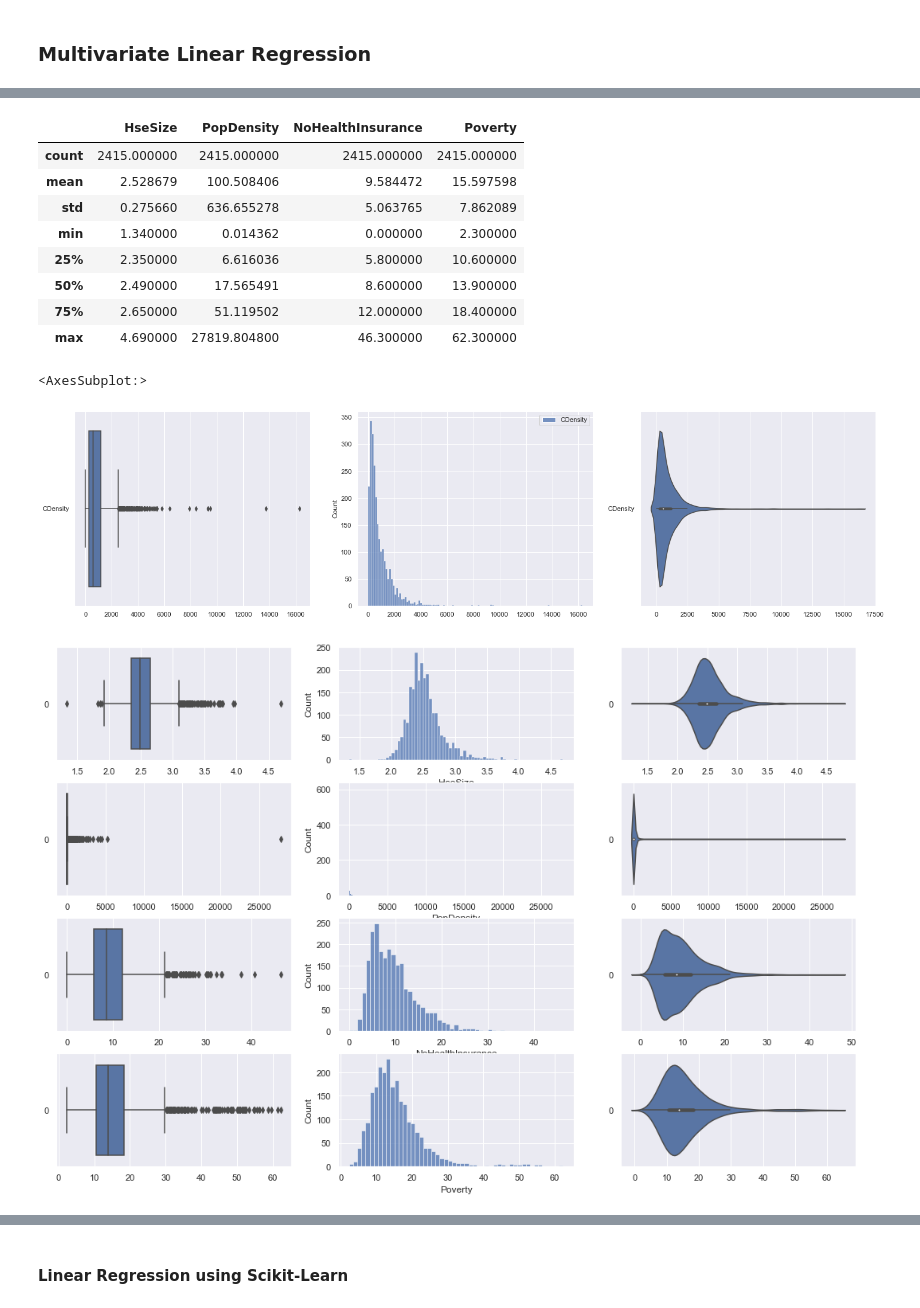
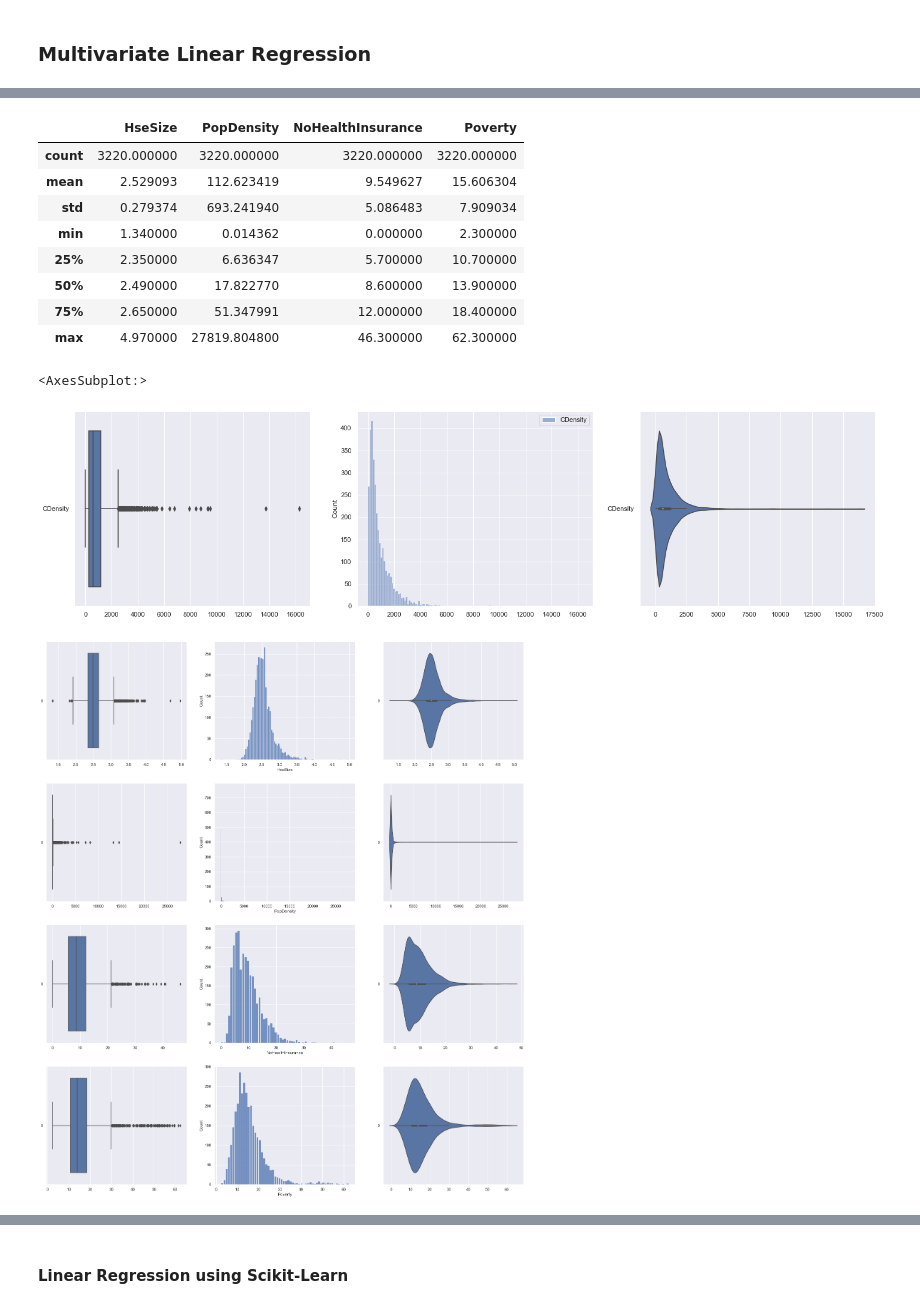
Before and after one commit to FreedomXV/SC1015-Mini-Project, a Jupyter notebook: Multivariate Analysis of Case Incidence/Multivariate Analysis.ipynb, the cells around one changed output, grey strips where cells are left out. Saved outputs shown, nothing was run; the diff lists cells and outputs as text; code cells hidden in the pictures.

```diff
--- a/Multivariate Analysis of Case Incidence/Multivariate Analysis.ipynb
+++ b/Multivariate Analysis of Case Incidence/Multivariate Analysis.ipynb
@@ -54,13 +54,3 @@ covid.drop(['0','1'], axis=1)
 # Extract Response and Predictors
 y = pd.DataFrame(covid["CDensity"])
 X = pd.DataFrame(covid[['HseSize','PopDensity','NoHealthInsurance','Poverty']])
-# %%
-# Import train_test_split from sklearn
-from sklearn.model_selection import train_test_split
-
-# Split the Dataset into Train and Test
-X_train, X_test, y_train, y_test = train_test_split(X, y, test_size = 0.25)
-
-# Check the sample sizes
-print("Train Set :", y_train.shape, X_train.shape)
-print("Test Set  :", y_test.shape, X_test.shape)
@@ -82,37 +69,37 @@ y_train.describe()
 | max | 16306.278070 |
 # %%
 # Summary Statistics for Predictors
-X_train.describe()
+X.describe()
 # %% [output]
 |  | HseSize | PopDensity | NoHealthInsurance | Poverty |
-| count | 2415.000000 | 2415.000000 | 2415.000000 | 2415.000000 |
-| mean | 2.528679 | 100.508406 | 9.584472 | 15.597598 |
-| std | 0.275660 | 636.655278 | 5.063765 | 7.862089 |
+| count | 3220.000000 | 3220.000000 | 3220.000000 | 3220.000000 |
+| mean | 2.529093 | 112.623419 | 9.549627 | 15.606304 |
+| std | 0.279374 | 693.241940 | 5.086483 | 7.909034 |
 | min | 1.340000 | 0.014362 | 0.000000 | 2.300000 |
-| 25% | 2.350000 | 6.616036 | 5.800000 | 10.600000 |
-| 50% | 2.490000 | 17.565491 | 8.600000 | 13.900000 |
-| 75% | 2.650000 | 51.119502 | 12.000000 | 18.400000 |
-| max | 4.690000 | 27819.804800 | 46.300000 | 62.300000 |
+| 25% | 2.350000 | 6.636347 | 5.700000 | 10.700000 |
+| 50% | 2.490000 | 17.822770 | 8.600000 | 13.900000 |
+| 75% | 2.650000 | 51.347991 | 12.000000 | 18.400000 |
+| max | 4.970000 | 27819.804800 | 46.300000 | 62.300000 |
 # %%
 # Draw the distribution of Response
 f, axes = plt.subplots(1, 3, figsize=(24, 6))
-sb.boxplot(data = y_train, orient = "h", ax = axes[0])
-sb.histplot(data = y_train, ax = axes[1])
-sb.violinplot(data = y_train, orient = "h", ax = axes[2])
+sb.boxplot(data = y, orient = "h", ax = axes[0])
+sb.histplot(data = y, ax = axes[1])
+sb.violinplot(data = y, orient = "h", ax = axes[2])
 # %% [output]
 <AxesSubplot:>
-[figure, old version]
+[figure, new version]
 # %%
 # Draw the distributions of all Predictors
-f, axes = plt.subplots(4, 3, figsize=(18, 12))
+f, axes = plt.subplots(4, 3, figsize=(24, 28))
 
 count = 0
 for var in X_train:
-    sb.boxplot(data = X_train[var], orient = "h", ax = axes[count,0])
-    sb.histplot(data = X_train[var], ax = axes[count,1])
-    sb.violinplot(data = X_train[var], orient = "h", ax = axes[count,2])
+    sb.boxplot(data = X[var], orient = "h", ax = axes[count,0])
+    sb.histplot(data = X[var], ax = axes[count,1])
+    sb.violinplot(data = X[var], orient = "h", ax = axes[count,2])
     count += 1
 # %% [output]
-[figure, old version]
+[figure, new version]
 # %%
 # Correlation between Response and the Predictors
```
Also changed, not shown: parts of 26 cells of this notebook.
